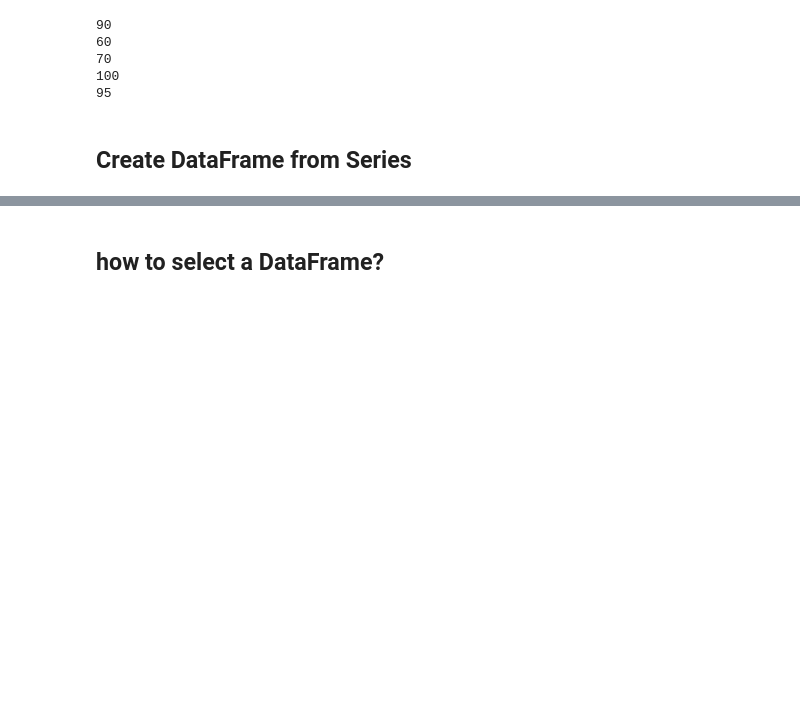
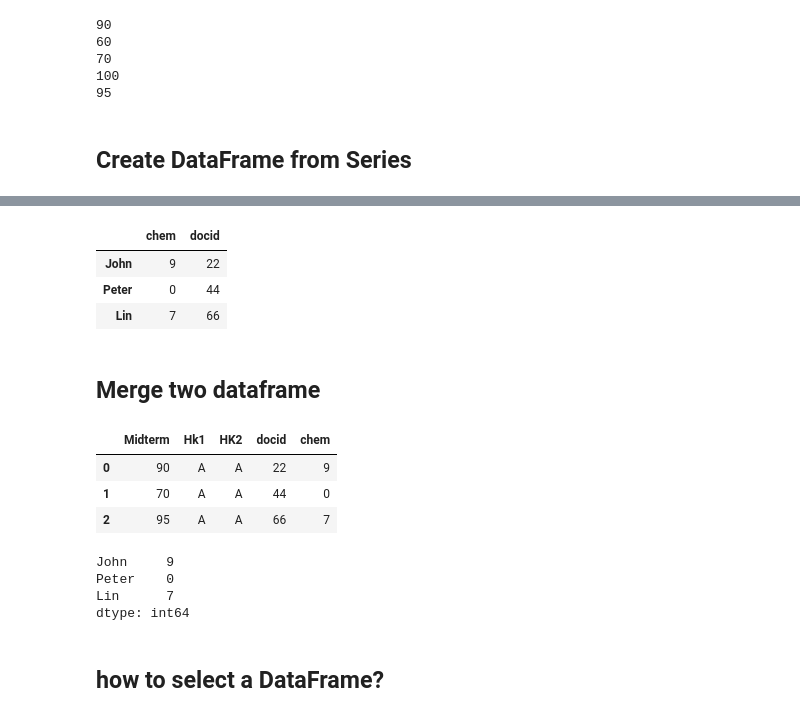
Before and after one commit to alabtsai/FGU-Class, a Jupyter notebook: Lecture_0509.ipynb, the cells around one changed output, grey strips where cells are left out. Cells and saved outputs as stored; diff of their text form; code cells hidden in the pictures; blank space fills up the shorter version.

```diff
--- a/Lecture_0509.ipynb
+++ b/Lecture_0509.ipynb
@@ -166,0 +170,9 @@ Lin         95   A   A
+# %%
+students1=['John','Peter','Lin']
+chem=[9,0,7]
+chem_series = pd.Series(chem,index=students1)
+
+docid=['22','44','66']
+docid_seres=pd.Series(docid,students1)
+
+pd2=pd.DataFrame({'chem':chem_series, 'docid':docid_seres  })
@@ -167,3 +188,26 @@ Lin         95   A   A
+# %%
+pd2
+# %% [output]
+|  | chem | docid |
+| John | 9 | 22 |
+| Peter | 0 | 44 |
+| Lin | 7 | 66 |
+# %% [markdown]
+## Merge two dataframe
+# %%
+pd.merge(pd1,pd2,on='docid')
+# %% [output]
+|  | Midterm | Hk1 | HK2 | docid | chem |
+| 0 | 90 | A | A | 22 | 9 |
+| 1 | 70 | A | A | 44 | 0 |
+| 2 | 95 | A | A | 66 | 7 |
+# %%
+chem_series
+# %% [output]
+John     9
+Peter    0
+Lin      7
+dtype: int64
 # %% [markdown]
 ## how to select a DataFrame?
 # %%
```
Also changed, not shown: parts of 4 cells of this notebook.
